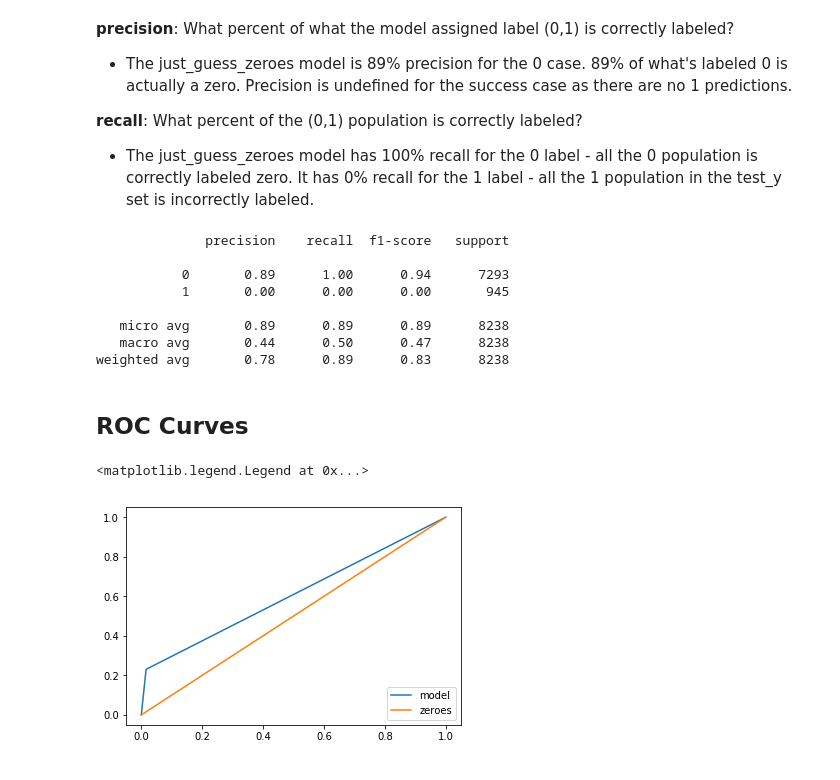
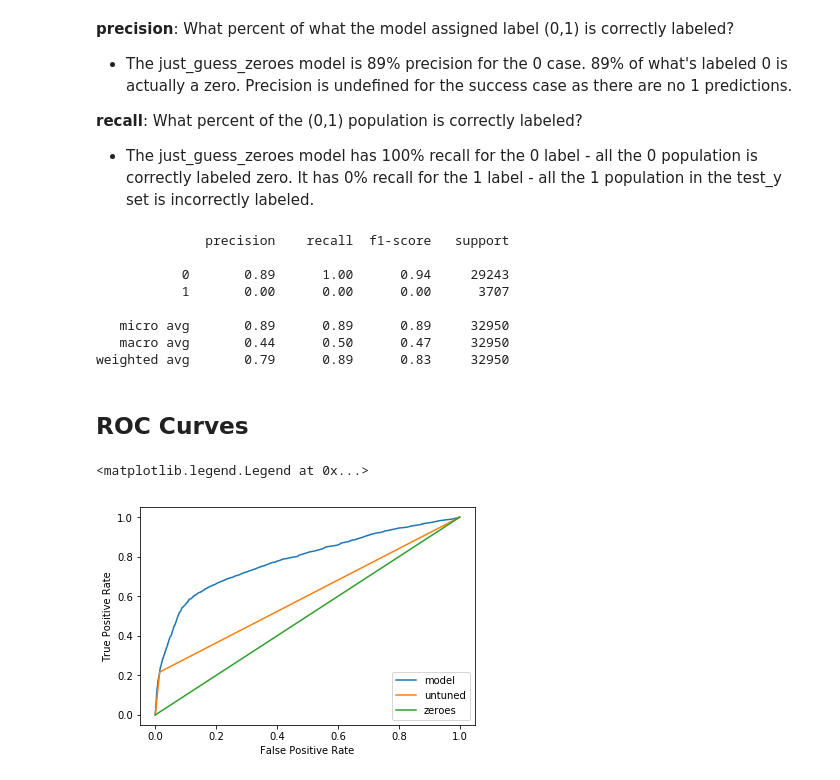
Before and after one commit to j-carson/telemarketing-classification, a Jupyter notebook: src/Model.ipynb, the cells around one changed output. Cells and saved outputs as stored; diff of their text form; code cells hidden in the pictures.

```diff
--- a/src/Model.ipynb
+++ b/src/Model.ipynb
@@ -127,7 +189,7 @@ coef_names = numerical + list(X_train_dummies.columns)
 # %% [markdown]
 # Run a model
 # %%
-lr = LogisticRegressionCV(solver='lbfgs', cv=6, random_state=33)
+lr = LogisticRegressionCV(solver='lbfgs', cv=6, random_state=33, max_iter=250)
 lr.fit(X_train_prepped, y_train)
 lr.score(X_train_prepped, y_train)
 # %% [output]
@@ -165,0 +250,2 @@ pd.DataFrame(index=coef_names, data=lr.coef_.reshape(-1,1)).round(decimals=5)
+# %%
+y_predict = lr.predict(X_train_prepped)
@@ -166,3 +272,2 @@ pd.DataFrame(index=coef_names, data=lr.coef_.reshape(-1,1)).round(decimals=5)
 # %%
-probs = pd.DataFrame(lr.predict_proba(X_test_prepped))
-probs.describe()
+probs = pd.DataFrame(lr.predict_proba(X_train_prepped))
@@ -190,3 +285,3 @@ metrics.accuracy_score(y_predict, y_test)
 # %%
-just_guess_zeroes = np.zeros(len(y_test))
+just_guess_zeroes = np.zeros(len(y_train))
 # %%
@@ -237,24 +336,30 @@ __recall__: What percent of the (0,1) population is correctly labeled?
 - The just_guess_zeroes model has 100% recall for the 0 label - all the 0 population is correctly labeled zero.
 It has 0% recall for the 1 label - all the 1 population in the test_y set is incorrectly labeled.
 # %%
-print(metrics.classification_report(y_test, just_guess_zeroes))
+print(metrics.classification_report(y_train, just_guess_zeroes))
 # %% [output]
               precision    recall  f1-score   support
 
-           0       0.89      1.00      0.94      7293
-           1       0.00      0.00      0.00       945
+           0       0.89      1.00      0.94     29243
+           1       0.00      0.00      0.00      3707
 
-   micro avg       0.89      0.89      0.89      8238
-   macro avg       0.44      0.50      0.47      8238
-weighted avg       0.78      0.89      0.83      8238
+   micro avg       0.89      0.89      0.89     32950
+   macro avg       0.44      0.50      0.47     32950
+weighted avg       0.79      0.89      0.83     32950
 # %% [markdown]
 ## ROC Curves
 # %%
-fpr, tpr, thresholds = metrics.roc_curve(y_test, y_predict)
+fpr, tpr, thresholds = metrics.roc_curve(y_train,  probs.loc[:,1], pos_label=1)
 plt.plot(fpr, tpr, label='model')
-fpr0, tpr0, thresholds = metrics.roc_curve(y_test, just_guess_zeroes)
+plt.xlabel("False Positive Rate")
+plt.ylabel("True Positive Rate")
+
+fpr1, tpr1, _ = metrics.roc_curve(y_train, y_predict)
+plt.plot(fpr1, tpr1, label='untuned')
+
+fpr0, tpr0, thresholds0 = metrics.roc_curve(y_train, just_guess_zeroes, pos_label=1)
 plt.plot(fpr0, tpr0,label='zeroes')
 plt.legend(loc=4)
 # %% [output]
 <matplotlib.legend.Legend at 0x...>
-[figure, old version]
+[figure, new version]
```
Also changed, not shown: parts of 40 cells of this notebook, 1 other file.
